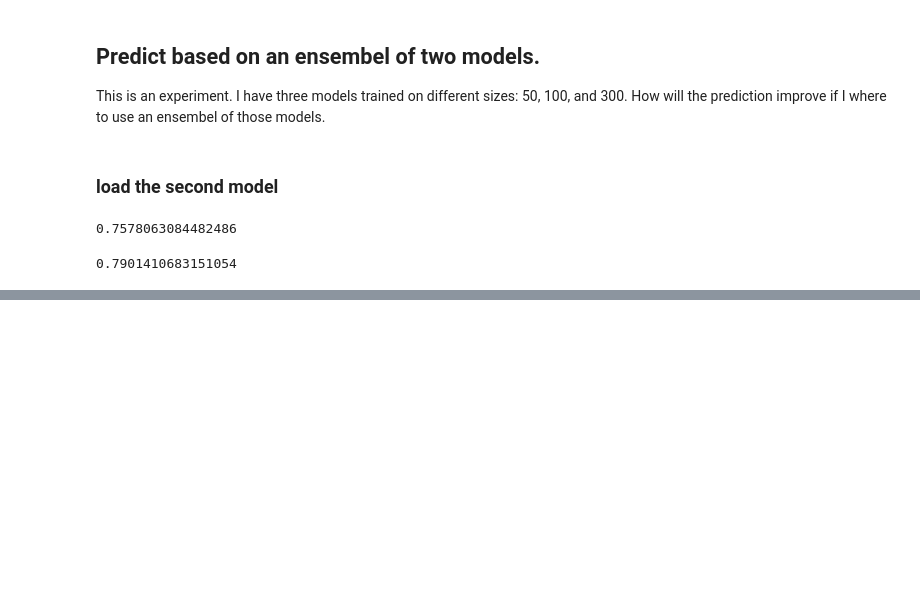
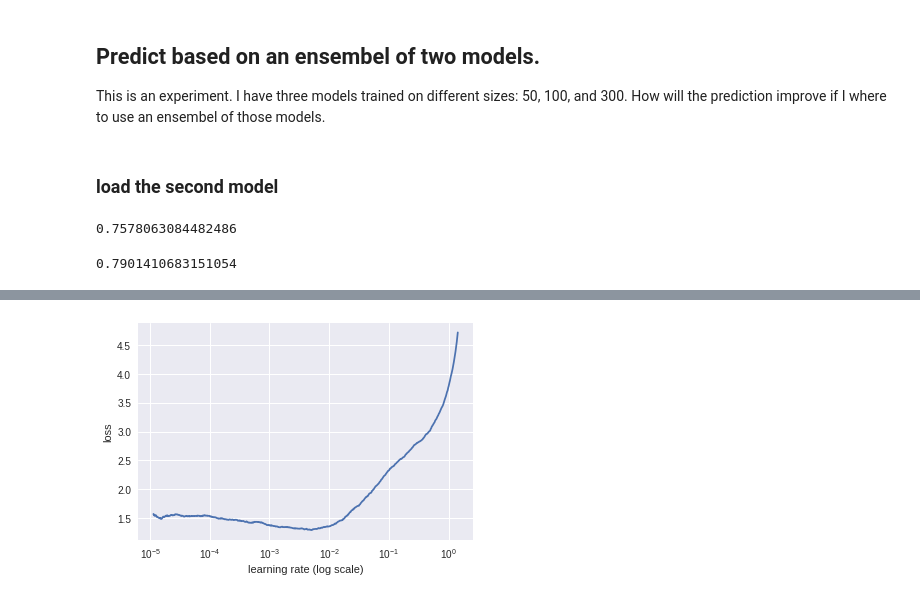
Before and after one commit to x110/KaggleComp, a Jupyter notebook: imaterialist_challenge_furniture_2018.ipynb, the cells around one changed output, grey strips where cells are left out. Saved outputs shown, nothing was run; the diff lists cells and outputs as text; code cells hidden in the pictures; blank space fills up the shorter version.

```diff
--- a/imaterialist_challenge_furniture_2018.ipynb
+++ b/imaterialist_challenge_furniture_2018.ipynb
@@ -486,0 +703,3 @@ accuracy_np(probse,y)
+# %%
+lr=.01
+learn.fit(lr,3)
@@ -486,0 +715,4 @@ accuracy_np(probse,y)
+# %%
+learn.lr_find()
+learn.sched.plot()
+# %% [output]
@@ -486,0 +720 @@ accuracy_np(probse,y)
+[figure, added]
```
Also changed, not shown: parts of 52 cells of this notebook.
